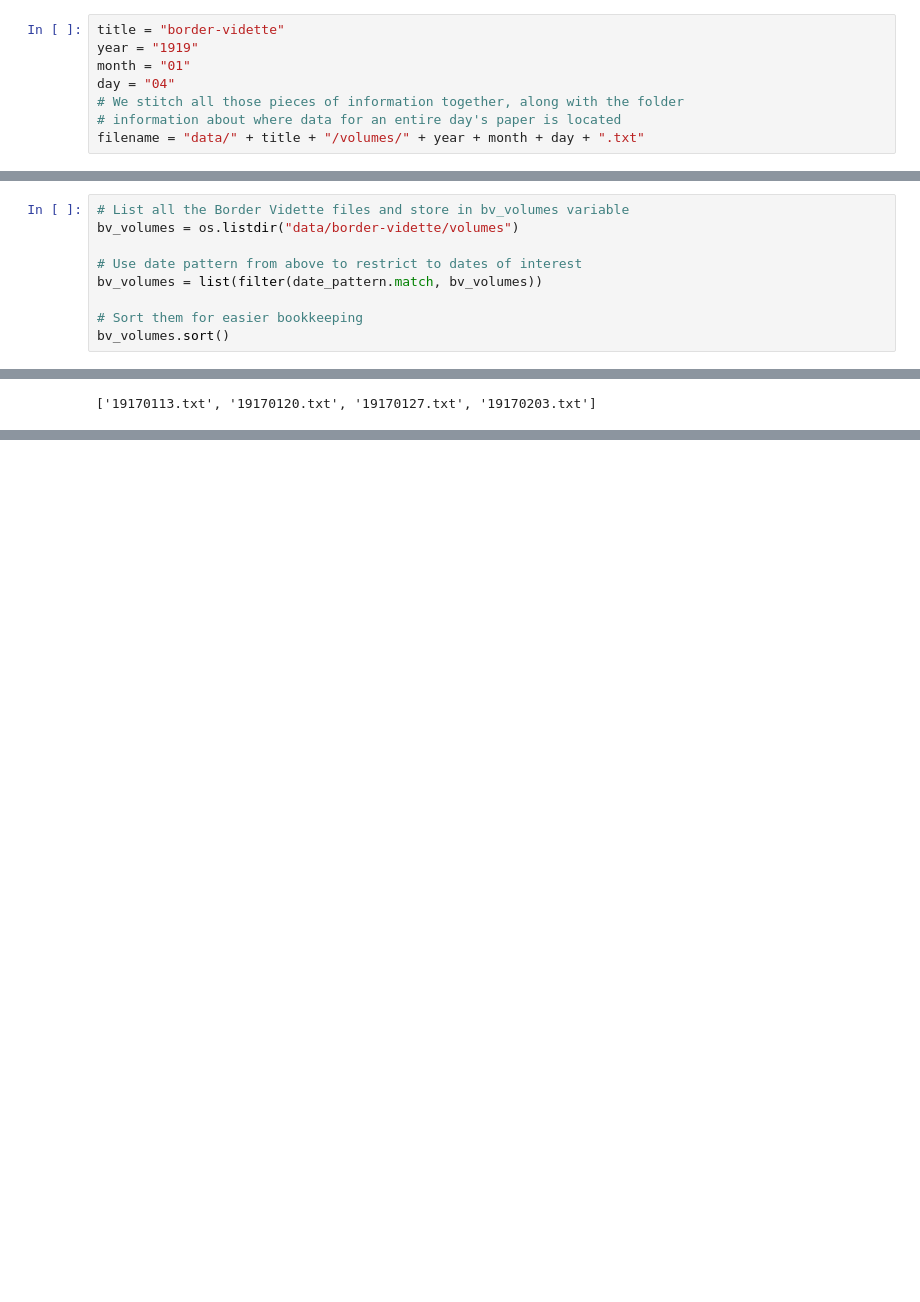
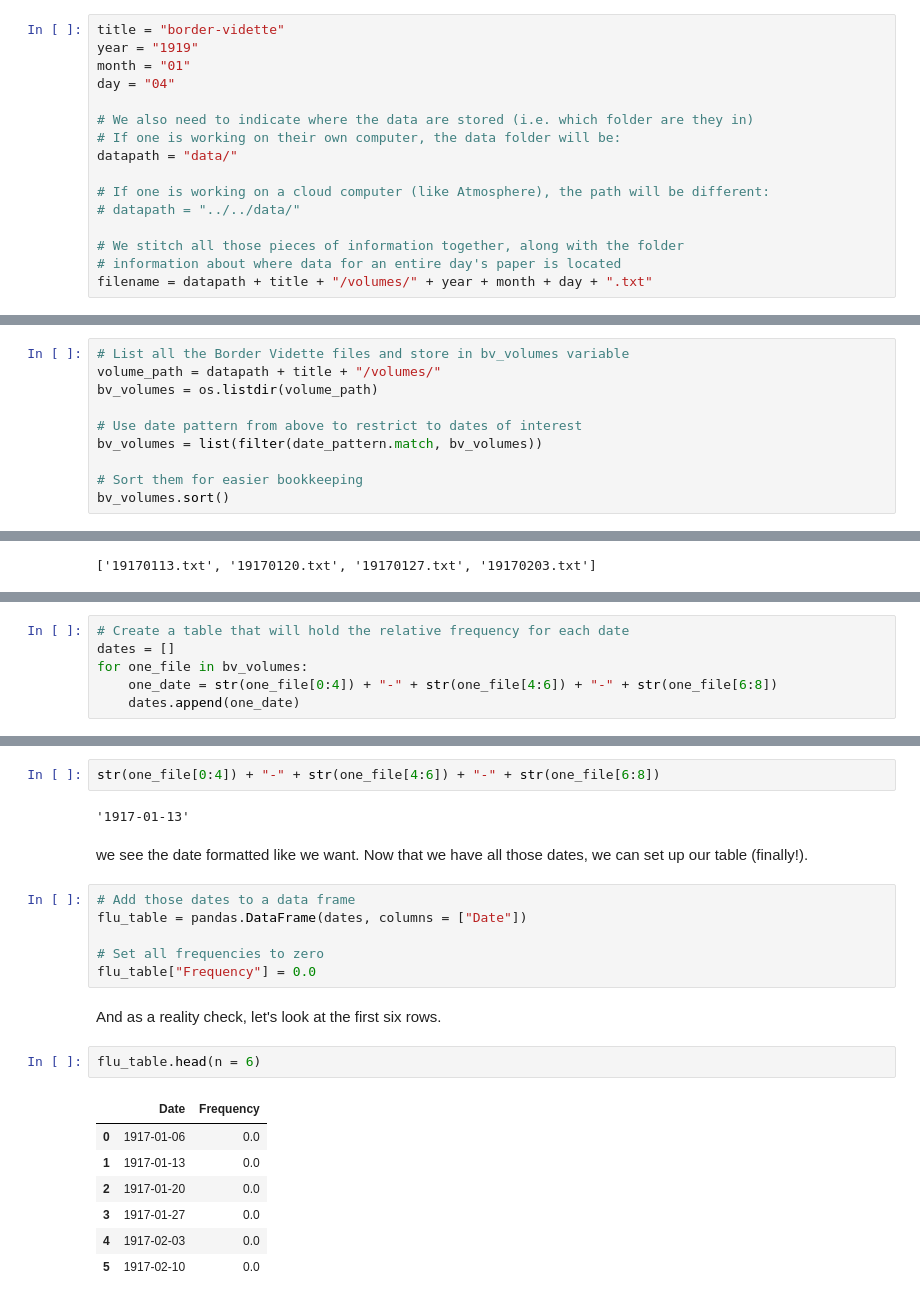
Before and after one commit to jcoliver/dig-coll-borderlands, a Jupyter notebook: TDM-Workshop.ipynb, the cells around one changed output, grey strips where cells are left out. Cells and saved outputs as stored; diff of their text form; blank space fills up the shorter version.

```diff
--- a/TDM-Workshop.ipynb
+++ b/TDM-Workshop.ipynb
@@ -32,9 +34,17 @@ title = "border-vidette"
 year = "1919"
 month = "01"
 day = "04"
+
+# We also need to indicate where the data are stored (i.e. which folder are they in)
+# If one is working on their own computer, the data folder will be:
+datapath = "data/"
+
+# If one is working on a cloud computer (like Atmosphere), the path will be different:
+# datapath = "../../data/"
+
 # We stitch all those pieces of information together, along with the folder
 # information about where data for an entire day's paper is located
-filename = "data/" + title + "/volumes/" + year + month + day + ".txt"
+filename = datapath + title + "/volumes/" + year + month + day + ".txt"
 # %% [markdown]
 When we run that code block, nothing will visibly happen. We haven't asked Python to print anything, and there were no errors (yay!). But we might want to check our work to make sure the file name was specified correctly. So we can use our `print` command again:
 # %%
@@ -98,7 +135,8 @@ So be sure you run the code block above (Ctrl-Enter or Cmd-Enter) before moving
 We are now ready to start reading in the files. We need to start by listing _all_ the _Border Vidette_ issues, then filtering only those that are in the date range of interest.
 # %%
 # List all the Border Vidette files and store in bv_volumes variable
-bv_volumes = os.listdir("data/border-vidette/volumes")
+volume_path = datapath + title + "/volumes/"
+bv_volumes = os.listdir(volume_path)
 
 # Use date pattern from above to restrict to dates of interest
 bv_volumes = list(filter(date_pattern.match, bv_volumes))
@@ -127,0 +158,6 @@ Now we know which files to look at, so we can instruct Python to do so. We are u
+# %%
+# Create a table that will hold the relative frequency for each date
+dates = []
+for one_file in bv_volumes:
+    one_date = str(one_file[0:4]) + "-" + str(one_file[4:6]) + "-" + str(one_file[6:8])
+    dates.append(one_date)
@@ -127,0 +200,24 @@ Now we know which files to look at, so we can instruct Python to do so. We are u
+# %%
+str(one_file[0:4]) + "-" + str(one_file[4:6]) + "-" + str(one_file[6:8])
+# %% [output]
+'1917-01-13'
+# %% [markdown]
+we see the date formatted like we want. Now that we have all those dates, we can set up our table (finally!).
+# %%
+# Add those dates to a data frame
+flu_table = pandas.DataFrame(dates, columns = ["Date"])
+
+# Set all frequencies to zero
+flu_table["Frequency"] = 0.0
+# %% [markdown]
+And as a reality check, let's look at the first six rows.
+# %%
+flu_table.head(n = 6)
+# %% [output]
+|  | Date | Frequency |
+| 0 | 1917-01-06 | 0.0 |
+| 1 | 1917-01-13 | 0.0 |
+| 2 | 1917-01-20 | 0.0 |
+| 3 | 1917-01-27 | 0.0 |
+| 4 | 1917-02-03 | 0.0 |
+| 5 | 1917-02-10 | 0.0 |
```
Also changed, not shown: parts of 26 cells of this notebook, 3 other files.
